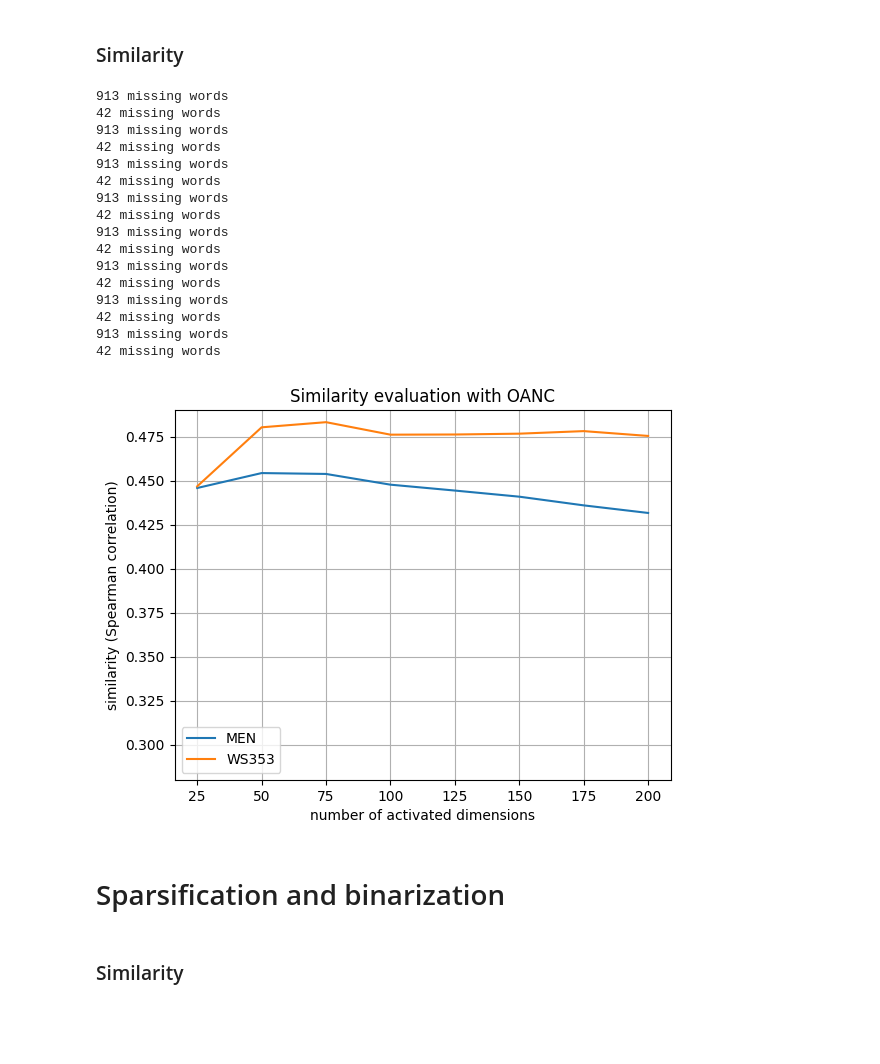
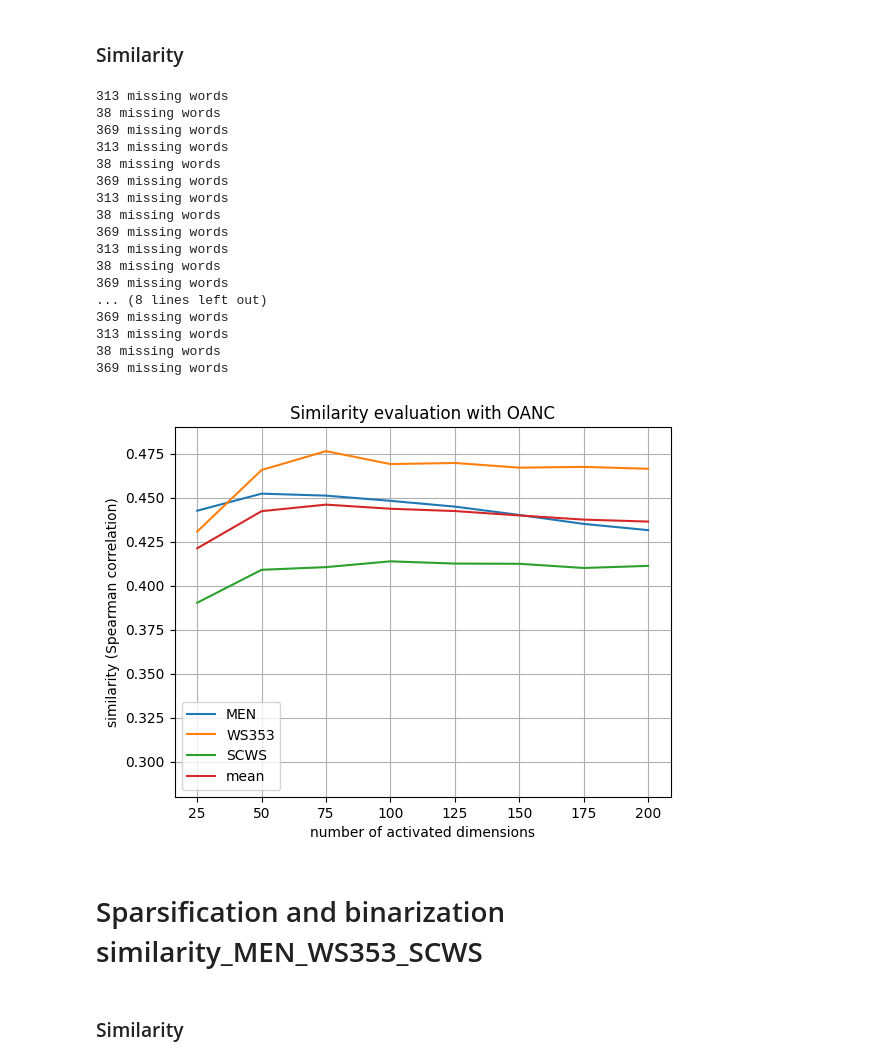
Before and after one commit to SINr-Embeddings/sinr, a Jupyter notebook: notebooks/evaluate.ipynb, the cells around one changed output. Cells and saved outputs as stored; diff of their text form; code cells hidden in the pictures; blank space fills up the shorter version.

```diff
--- a/notebooks/evaluate.ipynb
+++ b/notebooks/evaluate.ipynb
@@ -84,59 +83,65 @@ vec25.sparsify(25)
 # %%
 import sinr.text.evaluate as ev
 
-sim200 = ev.similarity_MEN_WS353(vec200)
-sim175 = ev.similarity_MEN_WS353(vec175)
-sim150 = ev.similarity_MEN_WS353(vec150)
-sim125 = ev.similarity_MEN_WS353(vec125)
-sim100 = ev.similarity_MEN_WS353(vec100)
-sim75 = ev.similarity_MEN_WS353(vec75)
-sim50 = ev.similarity_MEN_WS353(vec50)
-sim25 = ev.similarity_MEN_WS353(vec25)
+sim200 = ev.similarity_MEN_WS353_SCWS(vec200)
+sim175 = ev.similarity_MEN_WS353_SCWS(vec175)
+sim150 = ev.similarity_MEN_WS353_SCWS(vec150)
+sim125 = ev.similarity_MEN_WS353_SCWS(vec125)
+sim100 = ev.similarity_MEN_WS353_SCWS(vec100)
+sim75 = ev.similarity_MEN_WS353_SCWS(vec75)
+sim50 = ev.similarity_MEN_WS353_SCWS(vec50)
+sim25 = ev.similarity_MEN_WS353_SCWS(vec25)
 # %% [output]
-913 missing words
-42 missing words
-913 missing words
-42 missing words
-913 missing words
-42 missing words
-913 missing words
-42 missing words
-913 missing words
-42 missing words
-913 missing words
-42 missing words
-913 missing words
-42 missing words
-913 missing words
-42 missing words
+313 missing words
+38 missing words
+369 missing words
+313 missing words
+38 missing words
+369 missing words
+313 missing words
+38 missing words
+369 missing words
+313 missing words
+38 missing words
+369 missing words
+... (8 lines left out)
+369 missing words
+313 missing words
+38 missing words
+369 missing words
 # %%
 import numpy as np
 import matplotlib.pyplot as plt
 
 lsim = [sim200,sim175,sim150,sim125,sim100,sim75,sim50,sim25]
 
 y_men = [sim['MEN'] for sim in lsim]
 y_ws353 = [sim['WS353'] for sim in lsim]
+y_scws = [sim['SCWS'] for sim in lsim]
+y_mean = [(sim1 + sim2 + sim3)/3 for (sim1, sim2, sim3) in zip(y_men, y_ws353, y_scws)]
 
 x = [200, 175, 150, 125, 100, 75, 50, 25]
 
 plt.ylim(0.28, 0.49)
 
 plt.plot(x, y_men, label = "MEN")
 plt.plot(x, y_ws353, label = "WS353")
+plt.plot(x, y_scws, label = "SCWS")
+plt.plot(x, y_mean, label = "mean")
 plt.legend()
 
 plt.xlabel('number of activated dimensions')
 plt.ylabel('similarity (Spearman correlation)')
 
 plt.title('Similarity evaluation with OANC')
 plt.grid(True)
 
+plt.savefig("similarity_oanc.png")
 plt.show()
 # %% [output]
-[figure, old version]
+[figure, new version]
 # %% [markdown]
-# Sparsification and binarization
+# Sparsification and binarization similarity_MEN_WS353_SCWS
 # %%
 import sinr.graph_embeddings as ge
 # %%
```
Also changed, not shown: parts of 8 cells of this notebook, 1 other file.
